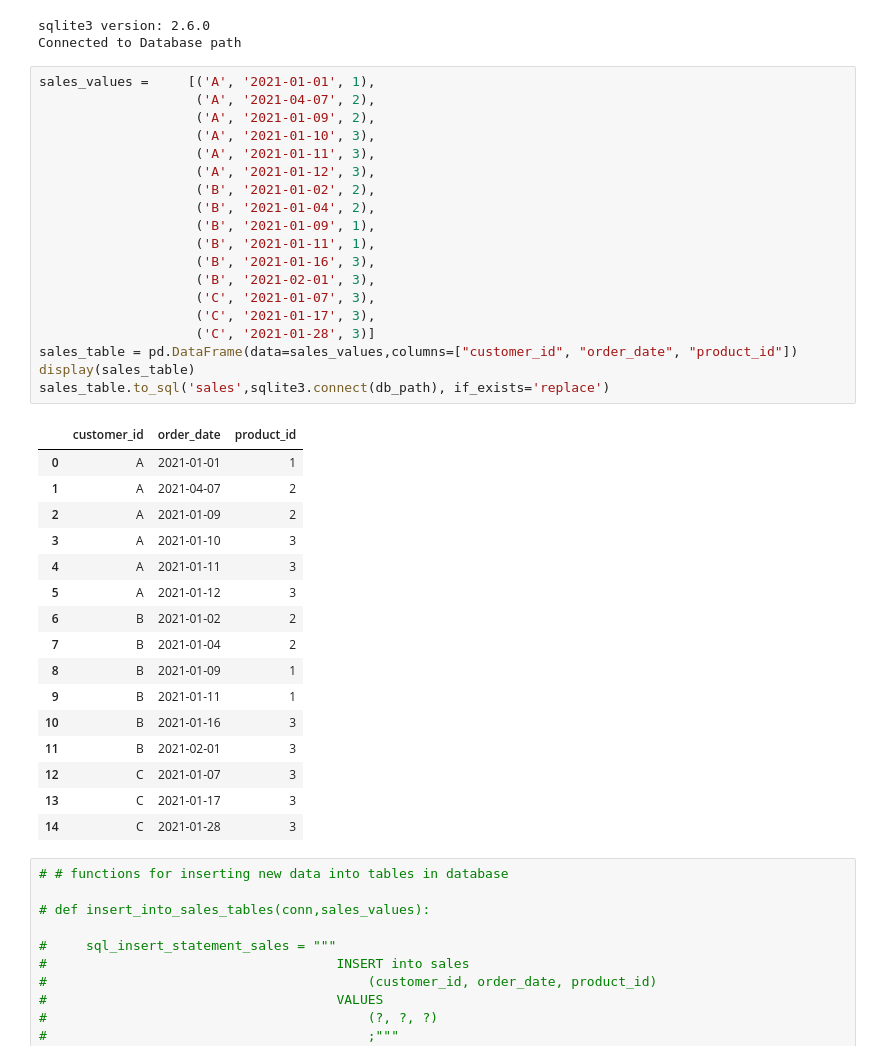
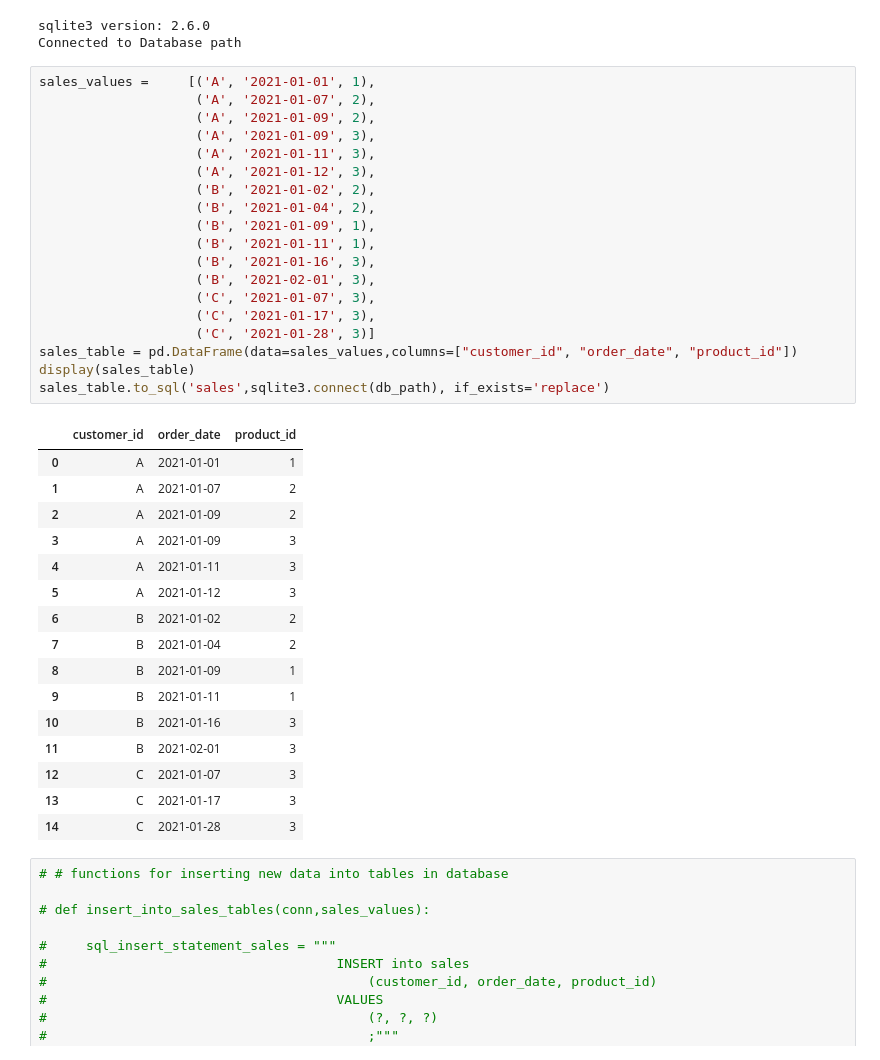
Before and after one commit to sdman135/DataBase-building-and-SQL-query-practice, a Jupyter notebook: Sqlite3-Exercise 2.ipynb, the cells around one changed output. Drawn from its saved outputs; the diff is of its cells as text.

```diff
--- a/Sqlite3-Exercise 2.ipynb
+++ b/Sqlite3-Exercise 2.ipynb
@@ -140,29 +140,29 @@ sqlite3 version: 2.6.0
 Connected to Database path
 # %%
 sales_values =     [('A', '2021-01-01', 1),
-                    ('A', '2021-04-07', 2),
+                    ('A', '2021-01-07', 2),
                     ('A', '2021-01-09', 2),
-                    ('A', '2021-01-10', 3),
+                    ('A', '2021-01-09', 3),
                     ('A', '2021-01-11', 3),
                     ('A', '2021-01-12', 3),
                     ('B', '2021-01-02', 2),
                     ('B', '2021-01-04', 2),
                     ('B', '2021-01-09', 1),
                     ('B', '2021-01-11', 1),
                     ('B', '2021-01-16', 3),
                     ('B', '2021-02-01', 3),
                     ('C', '2021-01-07', 3),
                     ('C', '2021-01-17', 3),
                     ('C', '2021-01-28', 3)]
 sales_table = pd.DataFrame(data=sales_values,columns=["customer_id", "order_date", "product_id"])
 display(sales_table)
 sales_table.to_sql('sales',sqlite3.connect(db_path), if_exists='replace')
 # %% [output]
 |  | customer_id | order_date | product_id |
 | 0 | A | 2021-01-01 | 1 |
-| 1 | A | 2021-04-07 | 2 |
+| 1 | A | 2021-01-07 | 2 |
 | 2 | A | 2021-01-09 | 2 |
-| 3 | A | 2021-01-10 | 3 |
+| 3 | A | 2021-01-09 | 3 |
 | 4 | A | 2021-01-11 | 3 |
 | 5 | A | 2021-01-12 | 3 |
 | 6 | B | 2021-01-02 | 2 |
```
Also changed, not shown: parts of 8 cells of this notebook.
